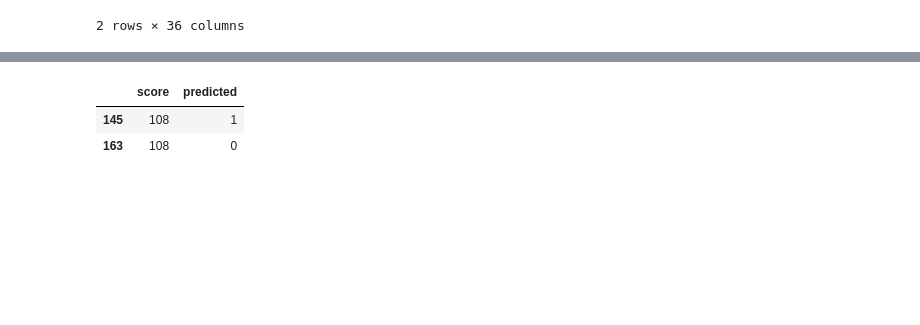
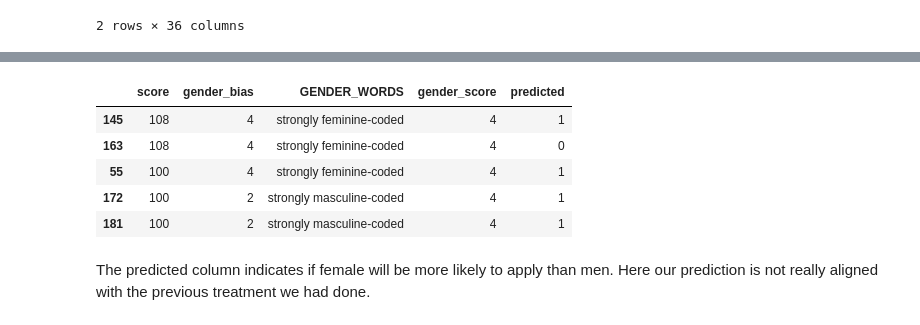
Before and after one commit to cvirginie/HumanMatters, a Jupyter notebook: HumanMatters_DS4Good_pdf.ipynb, the cells around one changed output, grey strips where cells are left out. Cells and saved outputs as stored; diff of their text form; code cells hidden in the pictures; blank space fills up the shorter version.

```diff
--- a/HumanMatters_DS4Good_pdf.ipynb
+++ b/HumanMatters_DS4Good_pdf.ipynb
@@ -1879,6 +1889,9 @@ df_merged_sc.head(2)
 # %%
-df_merged_sc[['score', 'predicted']].head(2)
+df_merged_sc[['score', 'gender_bias', 'GENDER_WORDS', 'gender_score', 'predicted']].head()
 # %% [output]
-|  | score | predicted |
-| 145 | 108 | 1 |
-| 163 | 108 | 0 |
+|  | score | gender_bias | GENDER_WORDS | gender_score | predicted |
+| 145 | 108 | 4 | strongly feminine-coded | 4 | 1 |
+| 163 | 108 | 4 | strongly feminine-coded | 4 | 0 |
+| 55 | 100 | 4 | strongly feminine-coded | 4 | 1 |
+| 172 | 100 | 2 | strongly masculine-coded | 4 | 1 |
+| 181 | 100 | 2 | strongly masculine-coded | 4 | 1 |
@@ -1888,0 +1898,2 @@ df_merged_lab.to_csv('./ds_jobs_labeled.csv')
+# %% [markdown]
+The predicted column indicates if female will be more likely to apply than men. Here our prediction is not really aligned with the previous treatment we had done.
```
Also changed, not shown: parts of 51 cells of this notebook, 2 other files.
